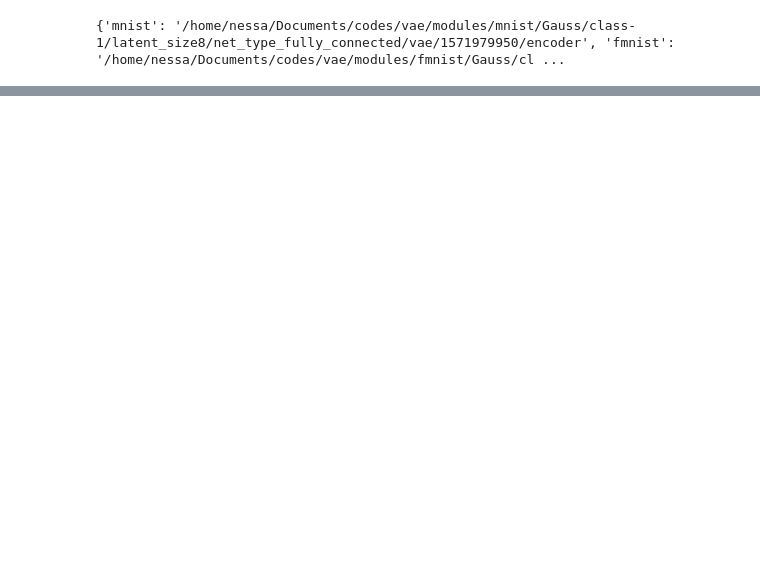
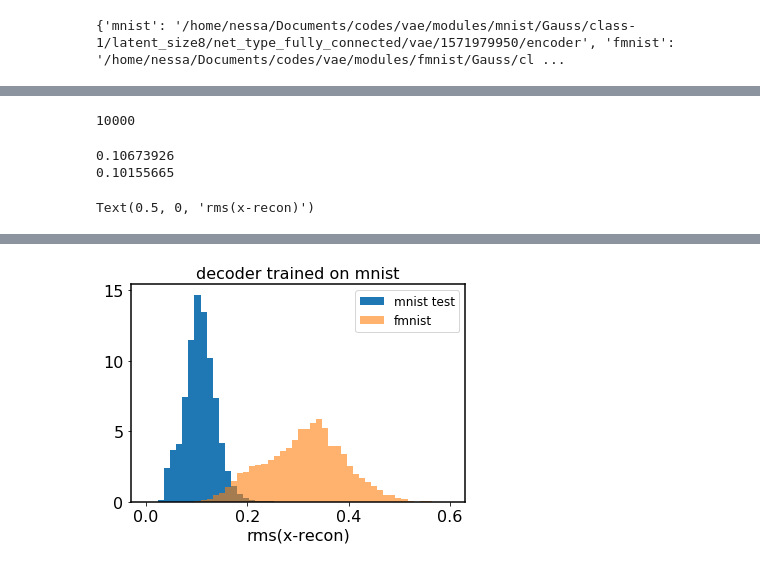
Before and after one commit to VMBoehm/vae, a Jupyter notebook: notebooks/CheckDataConsistency.ipynb, the cells around one changed output, grey strips where cells are left out. Cells and saved outputs as stored; diff of their text form; code cells hidden in the pictures; blank space fills up the shorter version.

```diff
--- a/notebooks/CheckDataConsistency.ipynb
+++ b/notebooks/CheckDataConsistency.ipynb
@@ -158,0 +207,29 @@ for ii in range(4):
+# %%
+p11, p12, p21, p22 = [], [], [], []
+p11t, p12t, p21t, p22t = [], [], [], []
+
+aa = np.arange(0,10000)#np.unique(np.random.random_integers(low=0, high=len(data_test['mnist']), size=10000))
+print(len(aa))
+for a in aa:
+    p11_, p12_, p21_, p22_= sess.run([rms11, rms12, rms21, rms22], feed_dict={data1test:data_test['mnist'][a],data2test:data_test['fmnist'][a]})
+    p11+=[p11_]
+    p12+=[p12_]
+    p21+=[p21_]
+    p22+=[p22_]
+# %% [output]
+10000
+# %%
+print(np.mean(p11))
+print(np.mean(p22))
+# %% [output]
+0.10673926
+0.10155665
+# %%
+#decoder trained on mnist
+plt.title('decoder trained on mnist')
+_, bins, _=plt.hist(p11, label='mnist test',density=True, range=(0,0.6),bins=50)
+_=plt.hist(p12, alpha=0.6,label='fmnist', density=True, bins=bins)
+plt.legend()
+plt.xlabel('rms(x-recon)')
+# %% [output]
+Text(0.5, 0, 'rms(x-recon)')
@@ -158,0 +238 @@ for ii in range(4):
+[figure, added]
```
Also changed, not shown: parts of 18 cells of this notebook, 2 other files.
